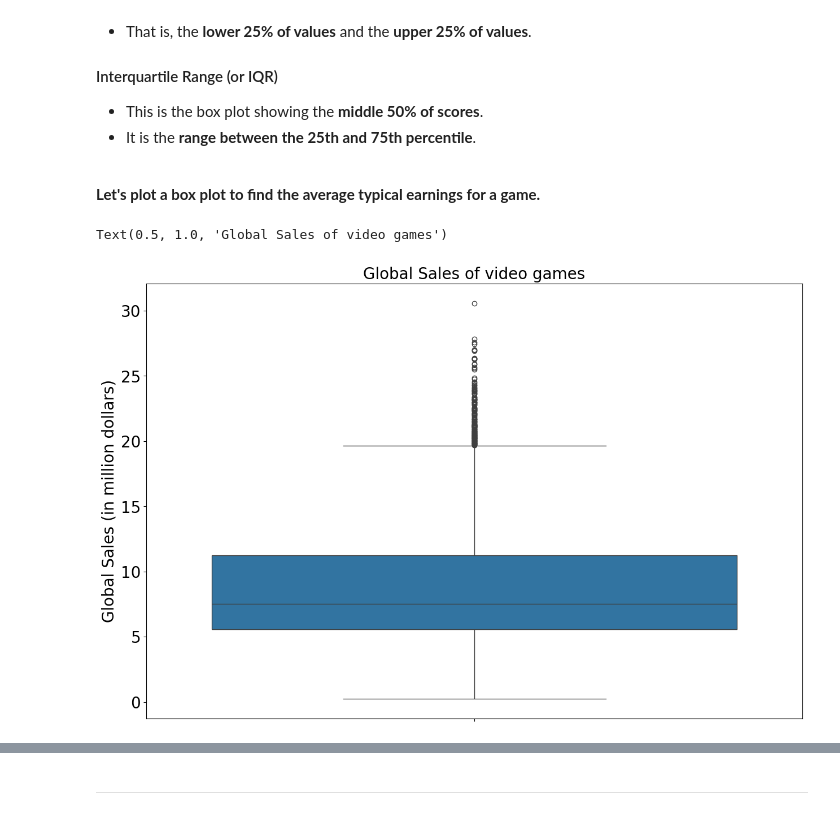
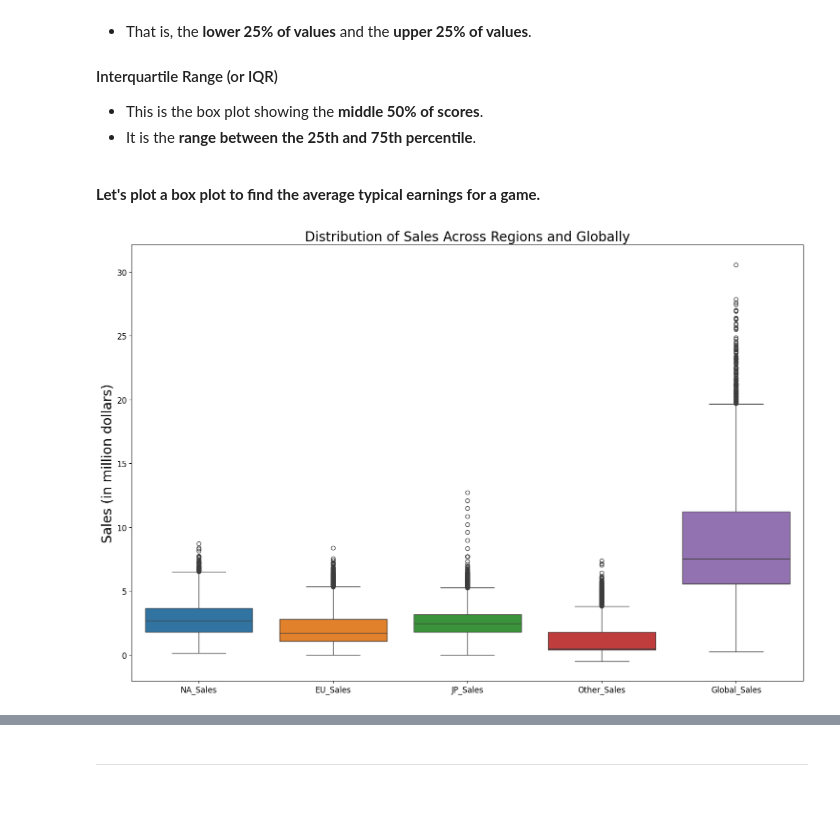
Before and after one commit to Mahesh-Karrevula/ML_LAB, a Jupyter notebook: Lab8_AP23110011446.ipynb, the cells around one changed output, grey strips where cells are left out. Cells and saved outputs as stored; diff of their text form; code cells hidden in the pictures.

```diff
--- a/Lab8_AP23110011446.ipynb
+++ b/Lab8_AP23110011446.ipynb
@@ -400,11 +424,15 @@ Let's go through the terminology one-by-one.
 \
 **Let's plot a box plot to find the average typical earnings for a game.**
 # %%
-plt.figure(figsize=(15,10))
-sns.boxplot(y = data["Global_Sales"])
-plt.yticks(fontsize=20)
-plt.ylabel('Global Sales (in million dollars)', fontsize=20)
-plt.title('Global Sales of video games', fontsize=20)
+sales_cols = ['NA_Sales', 'EU_Sales', 'JP_Sales', 'Other_Sales', 'Global_Sales']
+
+plt.figure(figsize=(15, 10))
+sns.boxplot(data=data[sales_cols])
+plt.ylabel('Sales (in million dollars)', fontsize=20)
+plt.title('Distribution of Sales Across Regions and Globally', fontsize=20)
+plt.xticks(fontsize=12)
+plt.yticks(fontsize=12)
+plt.tight_layout()
+plt.show()
 # %% [output]
-Text(0.5, 1.0, 'Global Sales of video games')
-[figure, old version]
+[figure, new version]
```
Also changed, not shown: parts of 6 cells of this notebook.
